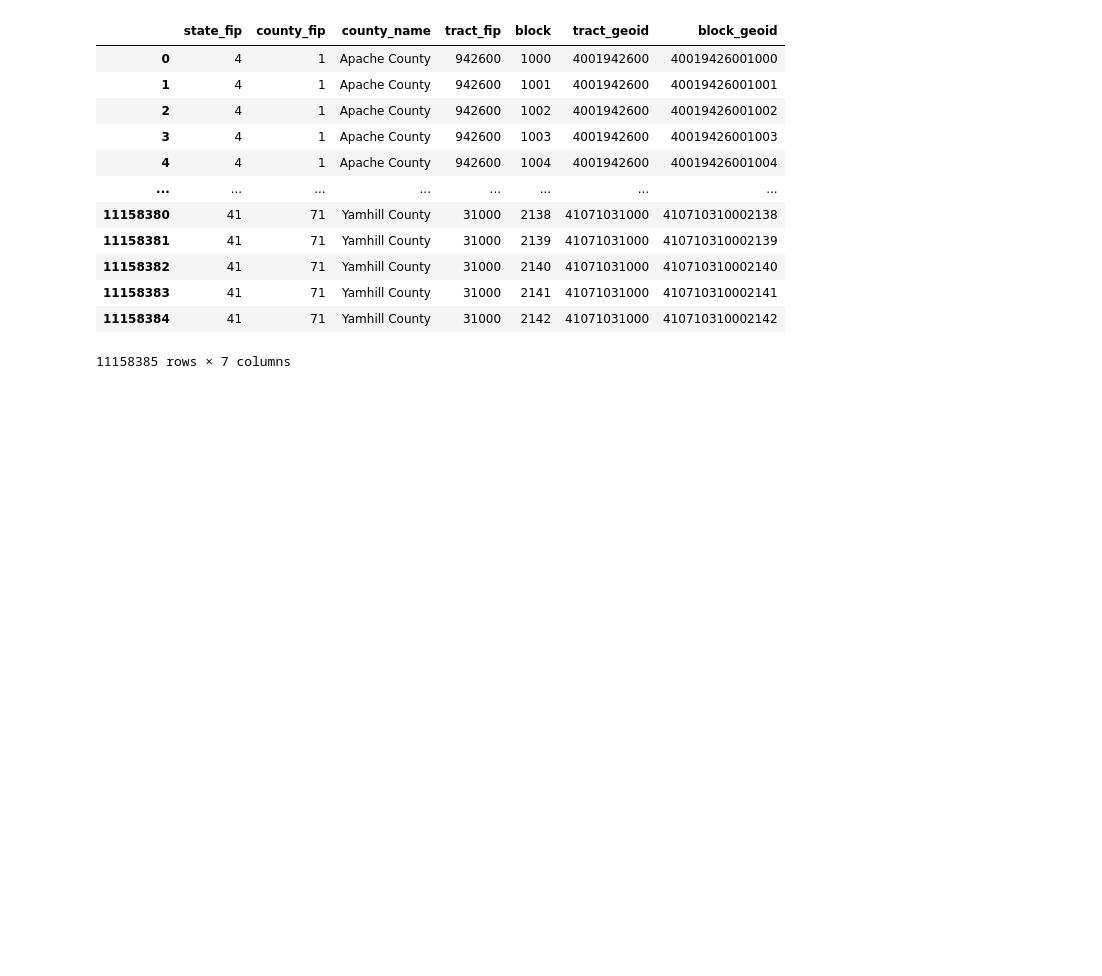
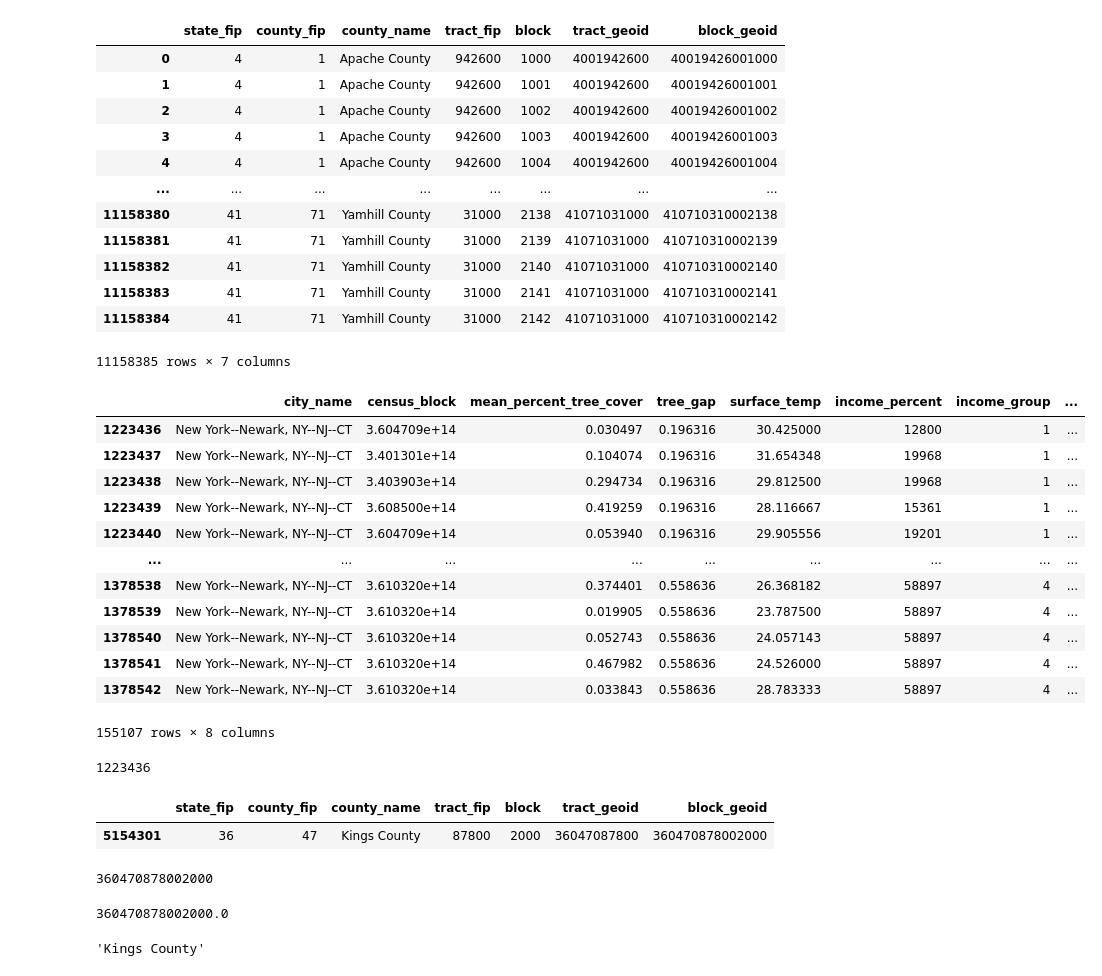
Before and after one commit to chenxcynthia/green-spaces, a Jupyter notebook: iris_EDA_copy.ipynb, the cells around one changed output. Saved outputs shown, nothing was run; the diff lists cells and outputs as text; code cells hidden in the pictures; blank space fills up the shorter version.

```diff
--- a/iris_EDA_copy.ipynb
+++ b/iris_EDA_copy.ipynb
@@ -136,3 +145,28 @@ censusblock_county_df
 | 11158383 | 41 | 71 | Yamhill County | 31000 | 2141 | 41071031000 | 410710310002141 |
 | 11158384 | 41 | 71 | Yamhill County | 31000 | 2142 | 41071031000 | 410710310002142 |
 11158385 rows × 7 columns
+# %%
+nyc_df
+# %% [output]
+|  | city_name | census_block | mean_percent_tree_cover | tree_gap | surface_temp | income_percent | income_group | ... |
+| 1223436 | New York--Newark, NY--NJ--CT | 3.604709e+14 | 0.030497 | 0.196316 | 30.425000 | 12800 | 1 | ... |
+| 1223437 | New York--Newark, NY--NJ--CT | 3.401301e+14 | 0.104074 | 0.196316 | 31.654348 | 19968 | 1 | ... |
+| 1223438 | New York--Newark, NY--NJ--CT | 3.403903e+14 | 0.294734 | 0.196316 | 29.812500 | 19968 | 1 | ... |
+| 1223439 | New York--Newark, NY--NJ--CT | 3.608500e+14 | 0.419259 | 0.196316 | 28.116667 | 15361 | 1 | ... |
+| 1223440 | New York--Newark, NY--NJ--CT | 3.604709e+14 | 0.053940 | 0.196316 | 29.905556 | 19201 | 1 | ... |
+| ... | ... | ... | ... | ... | ... | ... | ... | ... |
+| 1378538 | New York--Newark, NY--NJ--CT | 3.610320e+14 | 0.374401 | 0.558636 | 26.368182 | 58897 | 4 | ... |
+| 1378539 | New York--Newark, NY--NJ--CT | 3.610320e+14 | 0.019905 | 0.558636 | 23.787500 | 58897 | 4 | ... |
+| 1378540 | New York--Newark, NY--NJ--CT | 3.610320e+14 | 0.052743 | 0.558636 | 24.057143 | 58897 | 4 | ... |
+| 1378541 | New York--Newark, NY--NJ--CT | 3.610320e+14 | 0.467982 | 0.558636 | 24.526000 | 58897 | 4 | ... |
+| 1378542 | New York--Newark, NY--NJ--CT | 3.610320e+14 | 0.033843 | 0.558636 | 28.783333 | 58897 | 4 | ... |
+155107 rows × 8 columns
+# %%
+censusblock_county_df.loc[censusblock_county_df['block_geoid'] == 1223436]
+# %% [output]
+1223436
+# %%
+censusblock_county_df.loc[censusblock_county_df['block_geoid'] == int(list(nyc_df['census_block'].values)[0])]
+# %% [output]
+|  | state_fip | county_fip | county_name | tract_fip | block | tract_geoid | block_geoid |
+| 5154301 | 36 | 47 | Kings County | 87800 | 2000 | 36047087800 | 360470878002000 |
@@ -138,0 +175,12 @@ censusblock_county_df
+# %%
+int(list(nyc_df['census_block'].values)[0])
+# %% [output]
+360470878002000
+# %%
+int(nyc_df['census_block'][1223436])
+# %% [output]
+360470878002000.0
+# %%
+list(censusblock_county_df.loc[censusblock_county_df['block_geoid'] == int(nyc_df['census_block'][1223436])]['county_name'].values)[0]
+# %% [output]
+'Kings County'
```
Also changed, not shown: parts of 11 cells of this notebook, 1 other file.
